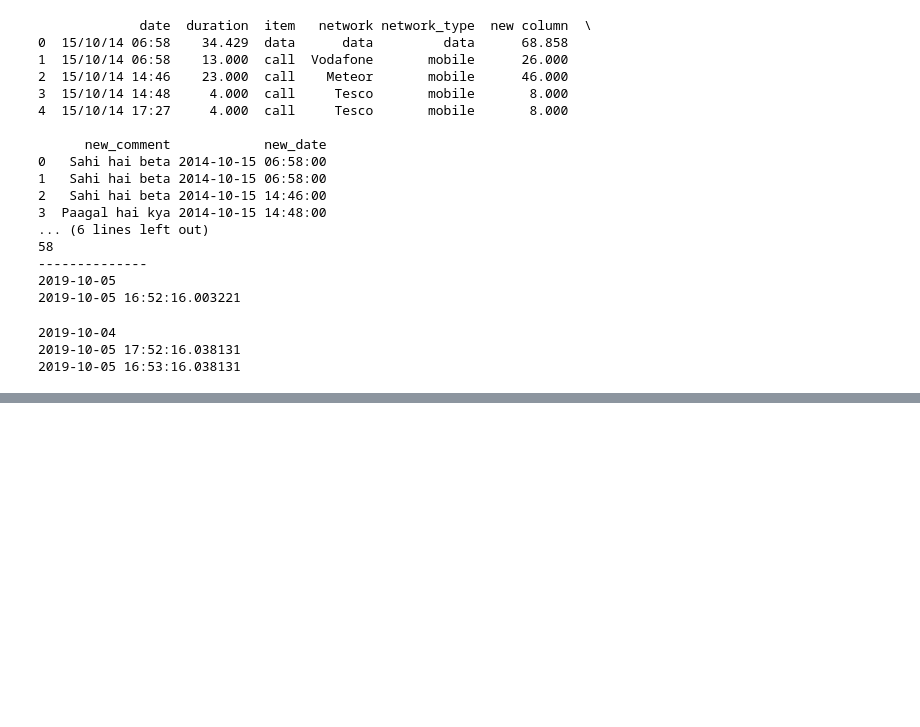
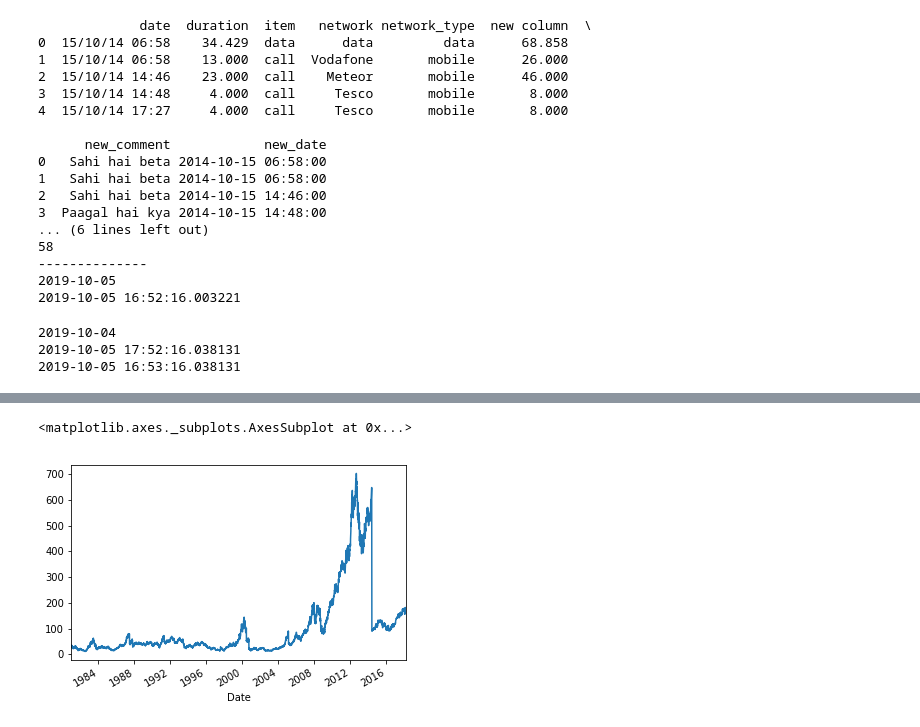
Before and after one commit to nikhilrsharma/Pandas, a Jupyter notebook: Pandas (Nikhil).ipynb, the cells around one changed output, grey strips where cells are left out. Drawn from its saved outputs; the diff is of its cells as text; code cells hidden in the pictures; blank space fills up the shorter version.

```diff
--- a/Pandas (Nikhil).ipynb
+++ b/Pandas (Nikhil).ipynb
@@ -446,0 +477,5 @@ print(datetime.now() + timedelta(seconds=60))
+# %%
+apple['Close'].plot()
+# %% [output]
+<matplotlib.axes._subplots.AxesSubplot at 0x...>
+[figure, added]
```
Also changed, not shown: parts of 27 cells of this notebook.
